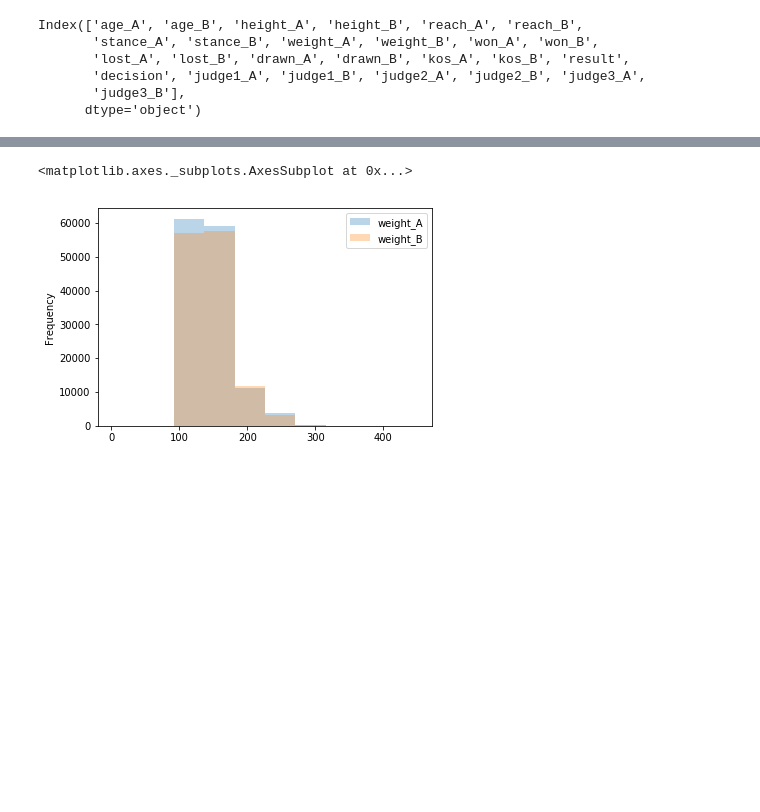
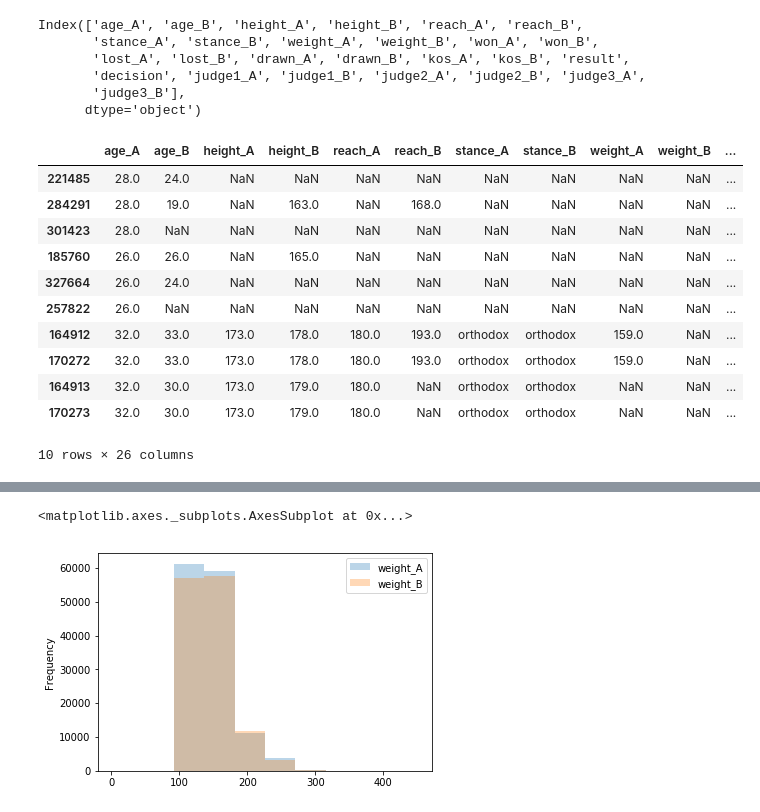
Before and after one commit to BLouie2/GA-ClassProjects, a Jupyter notebook: Boxing data exploration.ipynb, the cells around one changed output, grey strips where cells are left out. Drawn from its saved outputs; the diff is of its cells as text; code cells hidden in the pictures; blank space fills up the shorter version.

```diff
--- a/Boxing data exploration.ipynb
+++ b/Boxing data exploration.ipynb
@@ -96,3 +249,18 @@ Index(['age_A', 'age_B', 'height_A', 'height_B', 'reach_A', 'reach_B',
        'decision', 'judge1_A', 'judge1_B', 'judge2_A', 'judge2_B', 'judge3_A',
        'judge3_B'],
       dtype='object')
+# %%
+boxing.nlargest(10, 'won_A')
+# %% [output]
+|  | age_A | age_B | height_A | height_B | reach_A | reach_B | stance_A | stance_B | weight_A | weight_B | ... |
+| 221485 | 28.0 | 24.0 | NaN | NaN | NaN | NaN | NaN | NaN | NaN | NaN | ... |
+| 284291 | 28.0 | 19.0 | NaN | 163.0 | NaN | 168.0 | NaN | NaN | NaN | NaN | ... |
+| 301423 | 28.0 | NaN | NaN | NaN | NaN | NaN | NaN | NaN | NaN | NaN | ... |
+| 185760 | 26.0 | 26.0 | NaN | 165.0 | NaN | NaN | NaN | NaN | NaN | NaN | ... |
+| 327664 | 26.0 | 24.0 | NaN | NaN | NaN | NaN | NaN | NaN | NaN | NaN | ... |
+| 257822 | 26.0 | NaN | NaN | NaN | NaN | NaN | NaN | NaN | NaN | NaN | ... |
+| 164912 | 32.0 | 33.0 | 173.0 | 178.0 | 180.0 | 193.0 | orthodox | orthodox | 159.0 | NaN | ... |
+| 170272 | 32.0 | 33.0 | 173.0 | 178.0 | 180.0 | 193.0 | orthodox | orthodox | 159.0 | NaN | ... |
+| 164913 | 32.0 | 30.0 | 173.0 | 179.0 | 180.0 | NaN | orthodox | orthodox | NaN | NaN | ... |
+| 170273 | 32.0 | 30.0 | 173.0 | 179.0 | 180.0 | NaN | orthodox | orthodox | NaN | NaN | ... |
+10 rows × 26 columns
```
Also changed, not shown: parts of 27 cells of this notebook.
